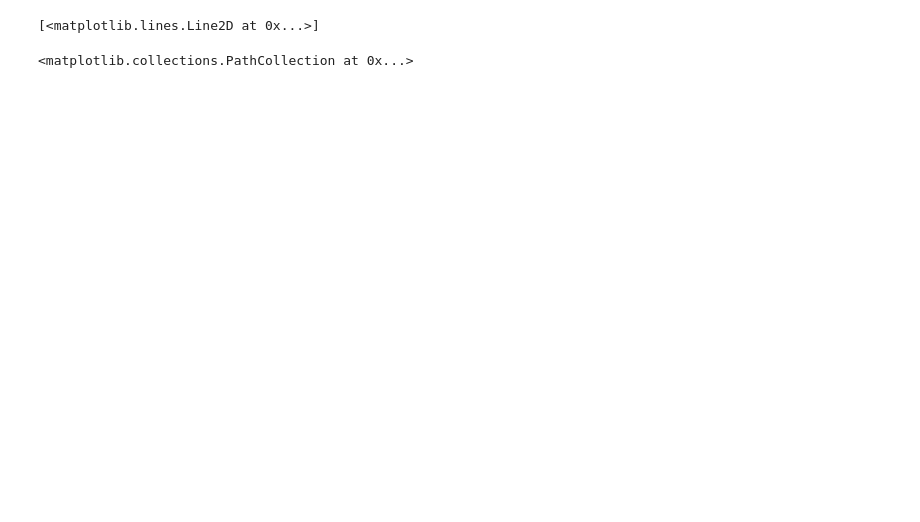
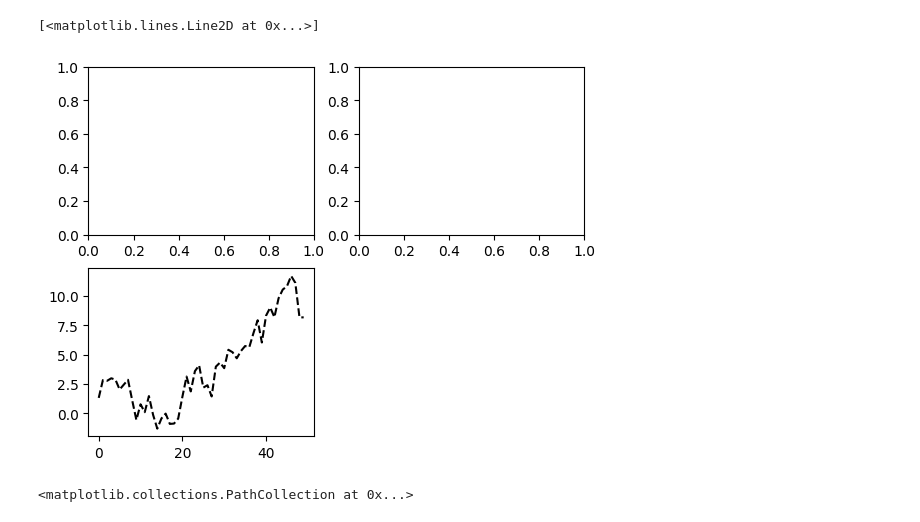
Before and after one commit to Romain-DE/ensae-python-int, a Jupyter notebook: 5_Data_Visualisation/1_matplotlib.ipynb, the cells around one changed output. Drawn from its saved outputs; the diff is of its cells as text; code cells hidden in the pictures; blank space fills up the shorter version.

```diff
--- a/5_Data_Visualisation/1_matplotlib.ipynb
+++ b/5_Data_Visualisation/1_matplotlib.ipynb
@@ -16,5 +20,9 @@ from numpy.random import randn
 ax3.plot(randn(50).cumsum(), 'k--')
 # %% [output]
 [<matplotlib.lines.Line2D at 0x...>]
+# %%
+fig
+# %% [output]
+[figure, added]
 # %%
 import numpy as np
```
Also changed, not shown: parts of 16 cells of this notebook, 16 other files.
